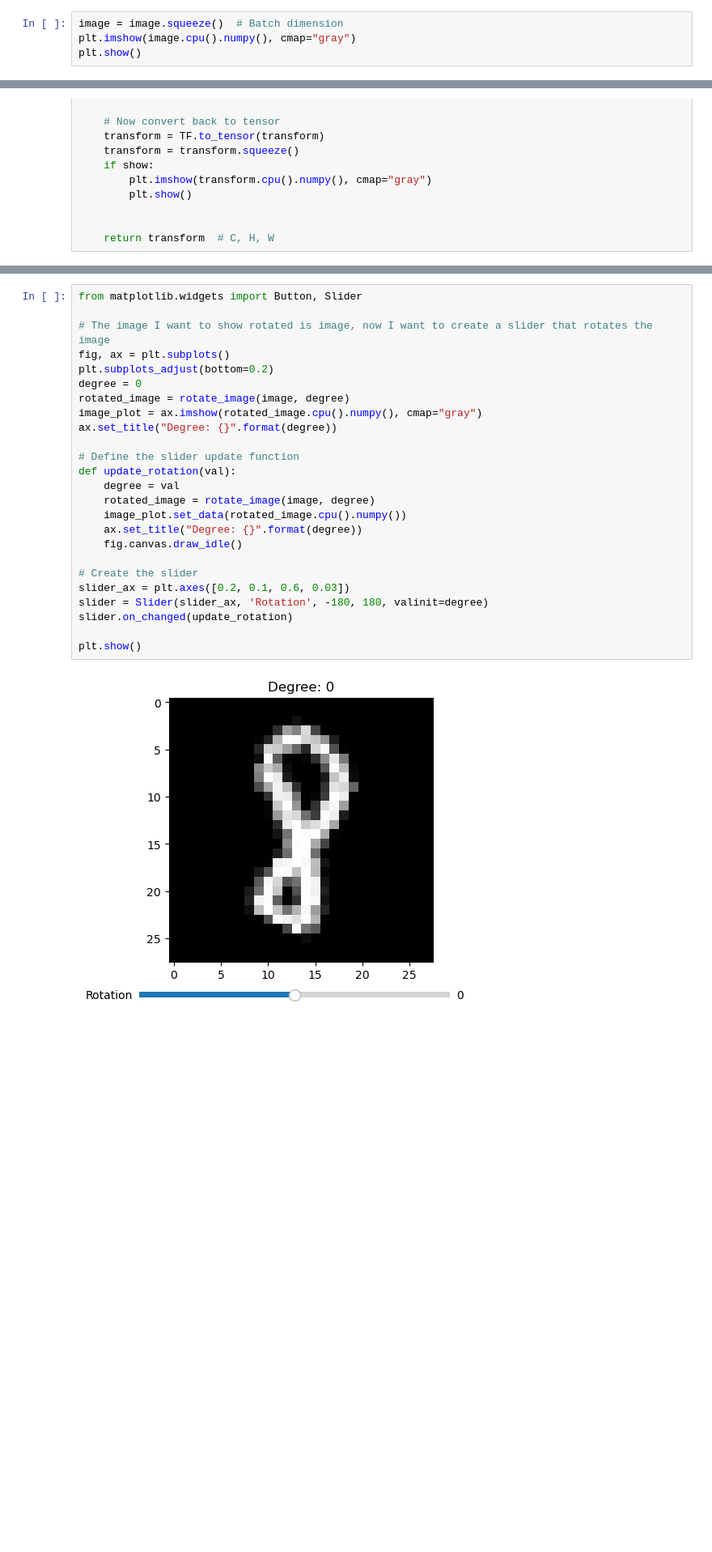
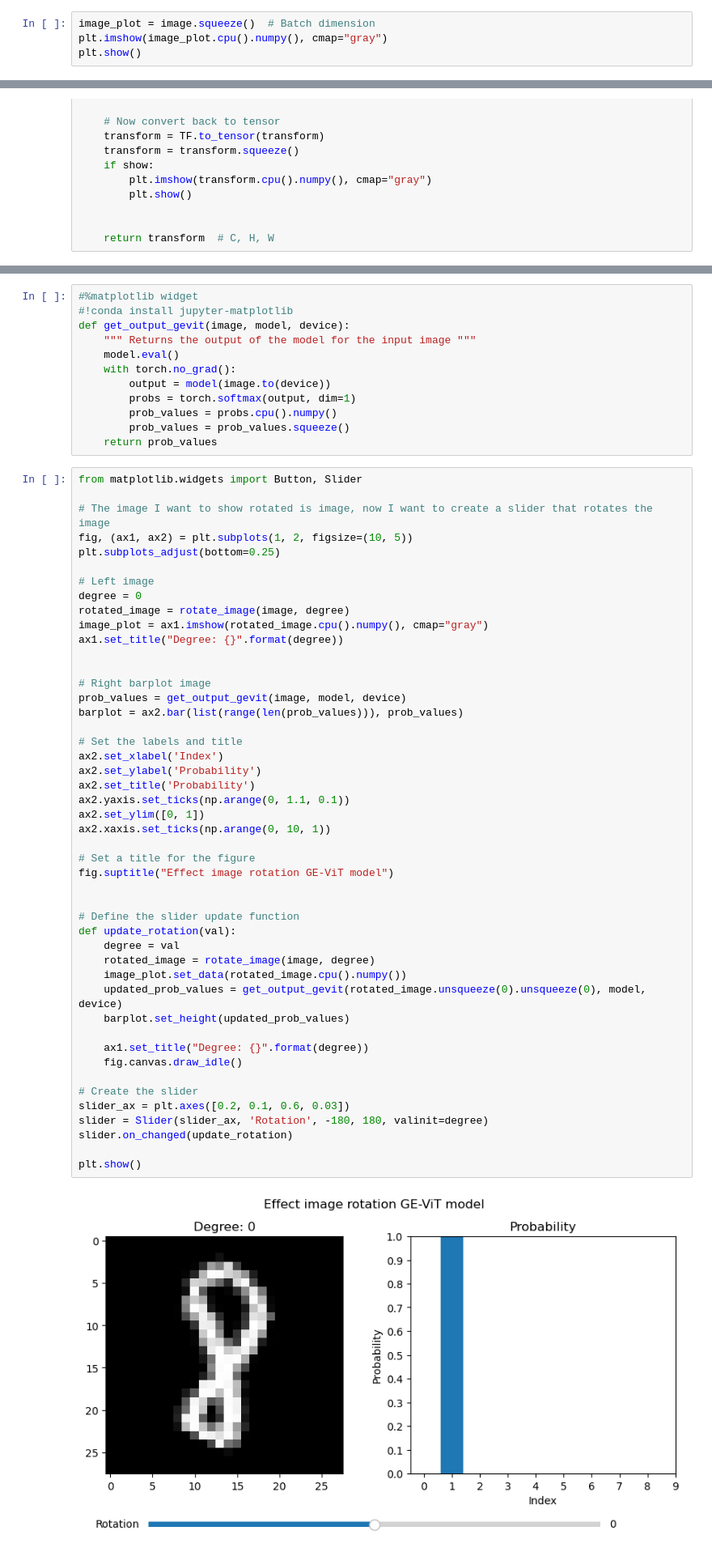
Before and after one commit to WouterBant/GEVit-DL2-Project, a Jupyter notebook: demos/visualise_rotate.ipynb, the cells around one changed output, grey strips where cells are left out. Shown at 81% size. Cells and saved outputs as stored; diff of their text form; blank space fills up the shorter version.

Commit message:
Visualise rotations bijna af

```diff
--- a/demos/visualise_rotate.ipynb
+++ b/demos/visualise_rotate.ipynb
@@ -55,8 +52,8 @@ for _ in range(19): #Cherry picked the 12th image
   Expected in:     <F2FE5CF8-5B5B-3FAD-ADF8-C77D90F49FC9> /Users/jasper/opt/anaconda3/envs/MAIN_environment/lib/python3.8/site-packages/torch/lib/libc10.dylib'If you don't plan on using image function ...
   warn(
 # %%
-image = image.squeeze()  # Batch dimension
-plt.imshow(image.cpu().numpy(), cmap="gray")
+image_plot = image.squeeze()  # Batch dimension
+plt.imshow(image_plot.cpu().numpy(), cmap="gray")
 plt.show()
 # %% [output]
 [figure]
@@ -131,27 +147,61 @@ def rotate_image(image, degree, show=False):
+# %%
+#%matplotlib widget
+#!conda install jupyter-matplotlib
+def get_output_gevit(image, model, device):
+    """ Returns the output of the model for the input image """
+    model.eval()
+    with torch.no_grad():
+        output = model(image.to(device))
+        probs = torch.softmax(output, dim=1)
+        prob_values = probs.cpu().numpy()
+        prob_values = prob_values.squeeze()
+    return prob_values
 # %%
 from matplotlib.widgets import Button, Slider
 
 # The image I want to show rotated is image, now I want to create a slider that rotates the image
-fig, ax = plt.subplots()
-plt.subplots_adjust(bottom=0.2)
+fig, (ax1, ax2) = plt.subplots(1, 2, figsize=(10, 5))
+plt.subplots_adjust(bottom=0.25)
+
+# Left image
 degree = 0
 rotated_image = rotate_image(image, degree)
-image_plot = ax.imshow(rotated_image.cpu().numpy(), cmap="gray")
-ax.set_title("Degree: {}".format(degree))
+image_plot = ax1.imshow(rotated_image.cpu().numpy(), cmap="gray")
+ax1.set_title("Degree: {}".format(degree))
+
+
+# Right barplot image
+prob_values = get_output_gevit(image, model, device)
+barplot = ax2.bar(list(range(len(prob_values))), prob_values)
+
+# Set the labels and title
+ax2.set_xlabel('Index')
+ax2.set_ylabel('Probability')
+ax2.set_title('Probability')
+ax2.yaxis.set_ticks(np.arange(0, 1.1, 0.1))
+ax2.set_ylim([0, 1])
+ax2.xaxis.set_ticks(np.arange(0, 10, 1))
+
+# Set a title for the figure
+fig.suptitle("Effect image rotation GE-ViT model")
+
 
 # Define the slider update function
 def update_rotation(val):
     degree = val
     rotated_image = rotate_image(image, degree)
     image_plot.set_data(rotated_image.cpu().numpy())
-    ax.set_title("Degree: {}".format(degree))
+    updated_prob_values = get_output_gevit(rotated_image.unsqueeze(0).unsqueeze(0), model, device)
+    barplot.set_height(updated_prob_values)
+
+    ax1.set_title("Degree: {}".format(degree))
     fig.canvas.draw_idle()
 
 # Create the slider
 slider_ax = plt.axes([0.2, 0.1, 0.6, 0.03])
 slider = Slider(slider_ax, 'Rotation', -180, 180, valinit=degree)
 slider.on_changed(update_rotation)
 
 plt.show()
 # %% [output]
-[figure, old version]
+[figure, new version]
```
Also changed, not shown: parts of 11 cells of this notebook.
